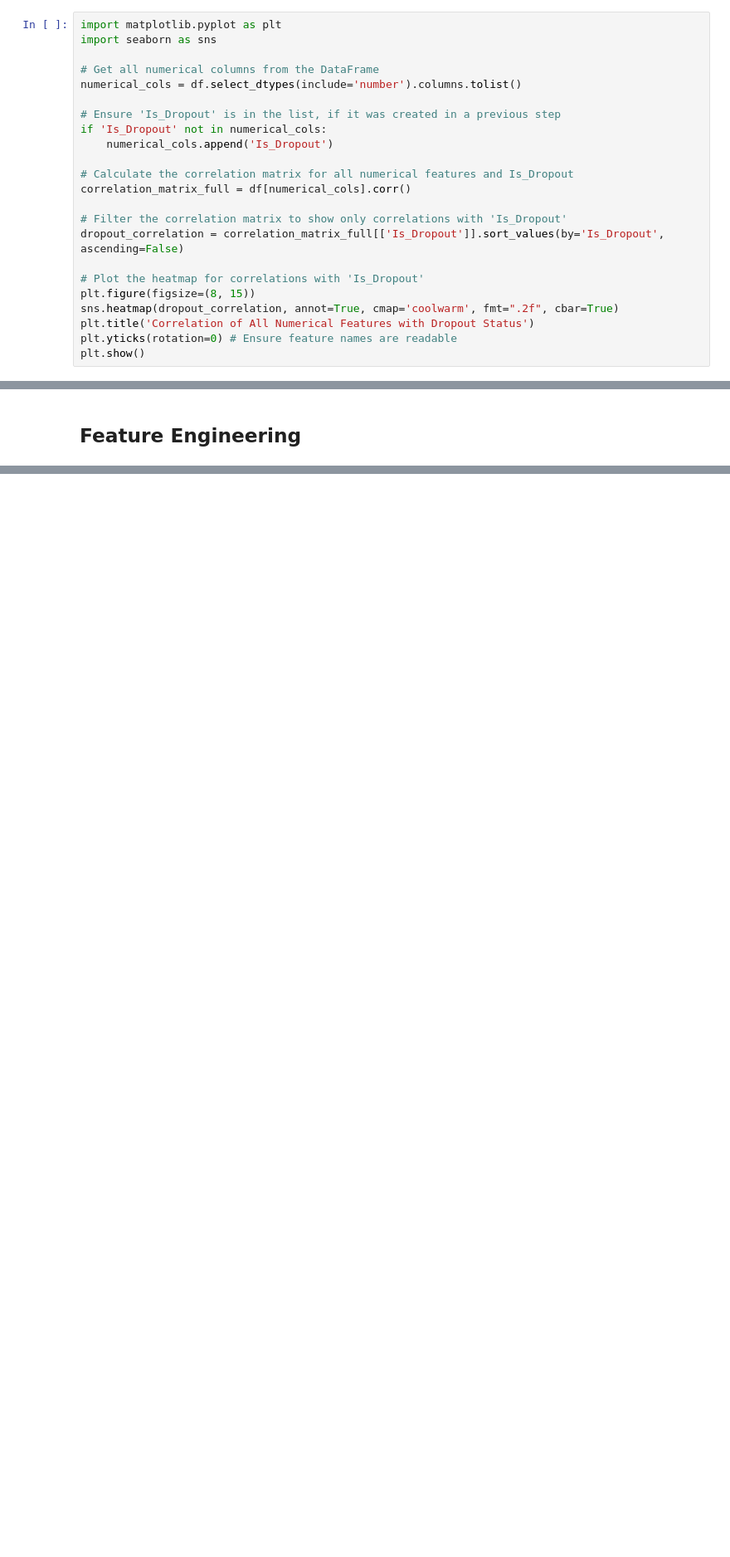
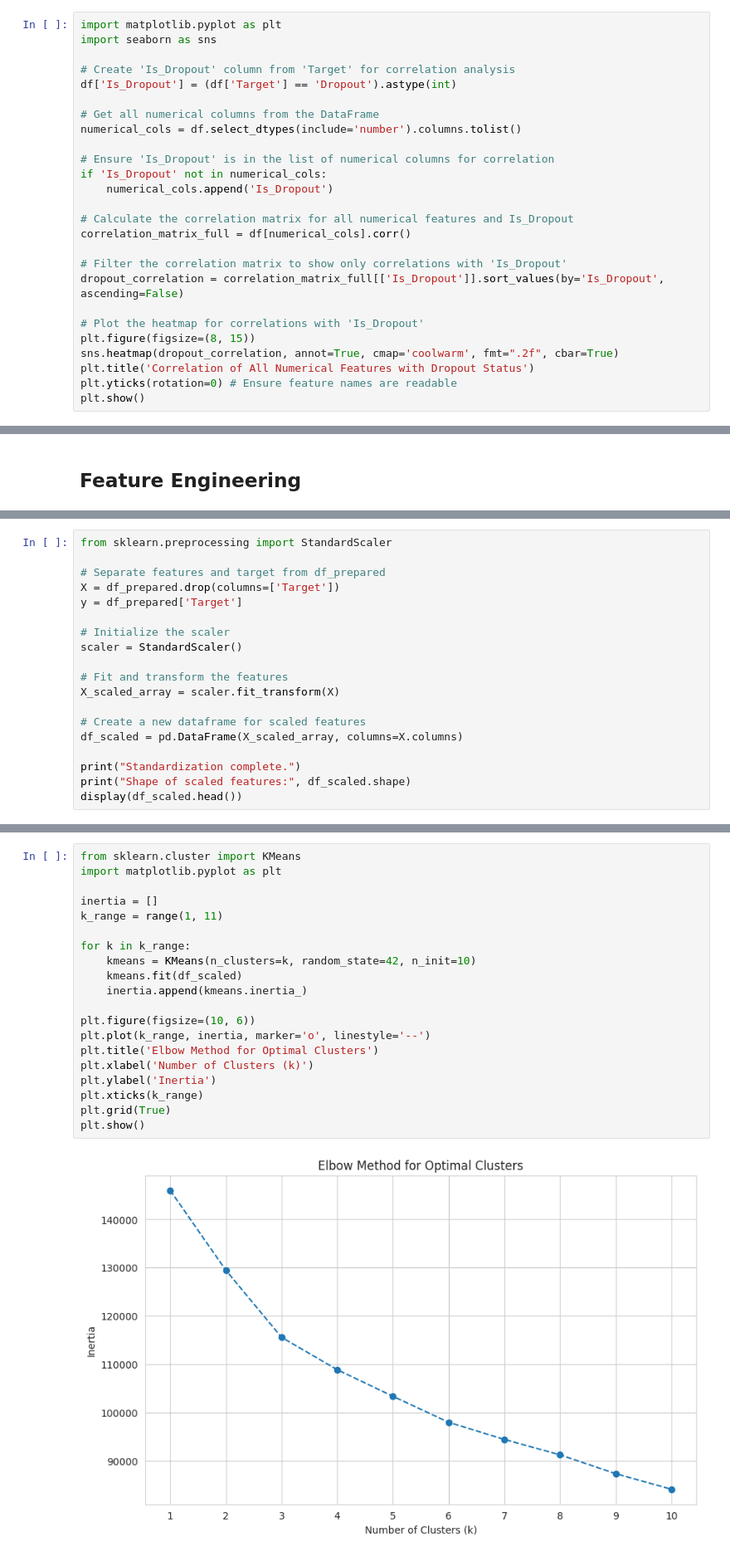
Before and after one commit to Hmcg23/student_dropout_project, a Jupyter notebook: iX_DS_Project.ipynb, the cells around one changed output, grey strips where cells are left out. Shown at 83% size. Saved outputs shown, nothing was run; the diff lists cells and outputs as text; blank space fills up the shorter version.

Commit message:
modified data to get ready for training

```diff
--- a/iX_DS_Project.ipynb
+++ b/iX_DS_Project.ipynb
@@ -140,10 +151,13 @@ Passing `palette` without assigning `hue` is deprecated and will be removed in v
 import matplotlib.pyplot as plt
 import seaborn as sns
 
+# Create 'Is_Dropout' column from 'Target' for correlation analysis
+df['Is_Dropout'] = (df['Target'] == 'Dropout').astype(int)
+
 # Get all numerical columns from the DataFrame
 numerical_cols = df.select_dtypes(include='number').columns.tolist()
 
-# Ensure 'Is_Dropout' is in the list, if it was created in a previous step
+# Ensure 'Is_Dropout' is in the list of numerical columns for correlation
 if 'Is_Dropout' not in numerical_cols:
     numerical_cols.append('Is_Dropout')
 
@@ -256,0 +353,19 @@ NameError: name 'df' is not defined
+# %%
+from sklearn.preprocessing import StandardScaler
+
+# Separate features and target from df_prepared
+X = df_prepared.drop(columns=['Target'])
+y = df_prepared['Target']
+
+# Initialize the scaler
+scaler = StandardScaler()
+
+# Fit and transform the features
+X_scaled_array = scaler.fit_transform(X)
+
+# Create a new dataframe for scaled features
+df_scaled = pd.DataFrame(X_scaled_array, columns=X.columns)
+
+print("Standardization complete.")
+print("Shape of scaled features:", df_scaled.shape)
+display(df_scaled.head())
@@ -256,0 +398,22 @@ NameError: name 'df' is not defined
+# %%
+from sklearn.cluster import KMeans
+import matplotlib.pyplot as plt
+
+inertia = []
+k_range = range(1, 11)
+
+for k in k_range:
+    kmeans = KMeans(n_clusters=k, random_state=42, n_init=10)
+    kmeans.fit(df_scaled)
+    inertia.append(kmeans.inertia_)
+
+plt.figure(figsize=(10, 6))
+plt.plot(k_range, inertia, marker='o', linestyle='--')
+plt.title('Elbow Method for Optimal Clusters')
+plt.xlabel('Number of Clusters (k)')
+plt.ylabel('Inertia')
+plt.xticks(k_range)
+plt.grid(True)
+plt.show()
+# %% [output]
+[figure, added]
```
Also changed, not shown: parts of 26 cells of this notebook.
